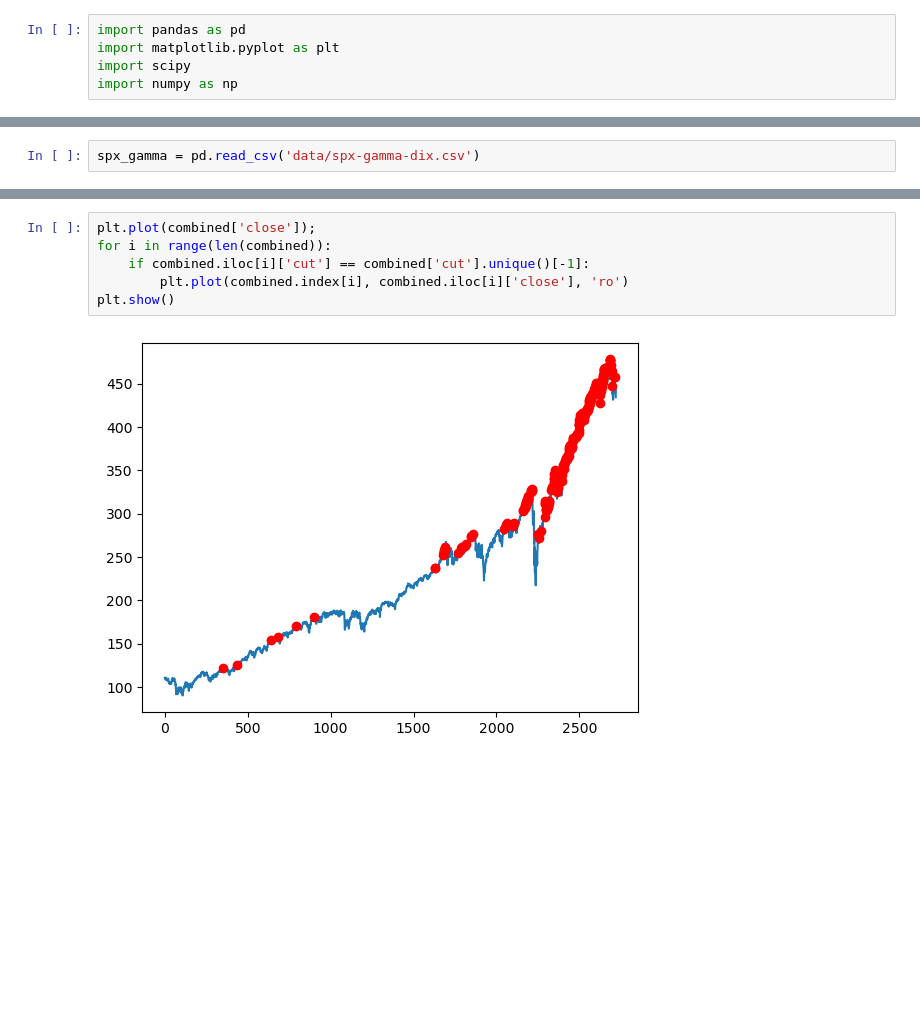
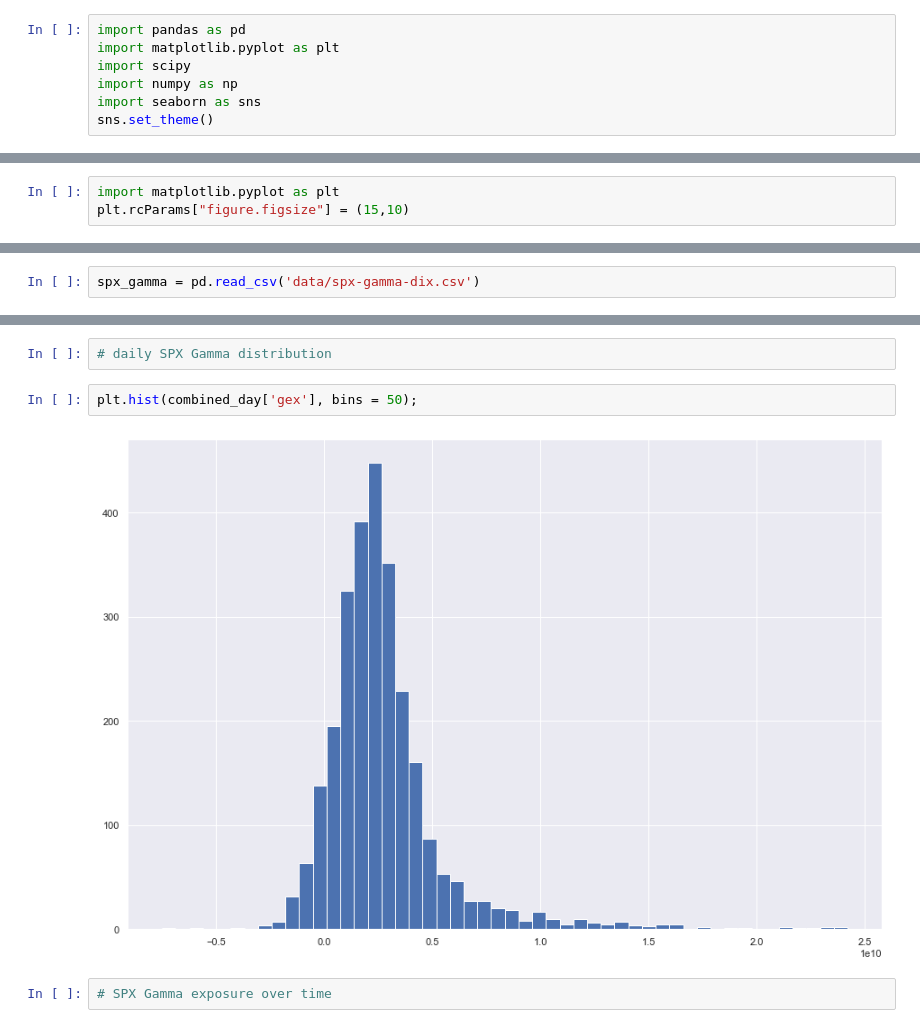
Before and after one commit to nickkxsper/index-gamma, a Jupyter notebook: gex_explore.ipynb, the cells around one changed output, grey strips where cells are left out. Cells and saved outputs as stored; diff of their text form; blank space fills up the shorter version.

```diff
--- a/gex_explore.ipynb
+++ b/gex_explore.ipynb
@@ -3,3 +3,5 @@ import pandas as pd
 import matplotlib.pyplot as plt
 import scipy
 import numpy as np
+import seaborn as sns
+sns.set_theme()
@@ -7,0 +8,3 @@ spx_price = pd.read_csv('data/SPX-Price-Daily.csv')
+# %%
+import matplotlib.pyplot as plt
+plt.rcParams["figure.figsize"] = (15,10)
@@ -110,8 +20,8 @@ combined[combined['cut'] == combined['cut'].unique()[-1]]
-# %%
-plt.plot(combined['close']);
-for i in range(len(combined)):
-    if combined.iloc[i]['cut'] == combined['cut'].unique()[-1]:
-        plt.plot(combined.index[i], combined.iloc[i]['close'], 'ro')
-plt.show()
-# %% [output]
-[figure, removed]
+# %%
+# daily SPX Gamma distribution
+# %%
+plt.hist(combined_day['gex'], bins = 50);
+# %% [output]
+[figure, added]
+# %%
+# SPX Gamma exposure over time
```
Also changed, not shown: parts of 44 cells of this notebook, 2 other files.
